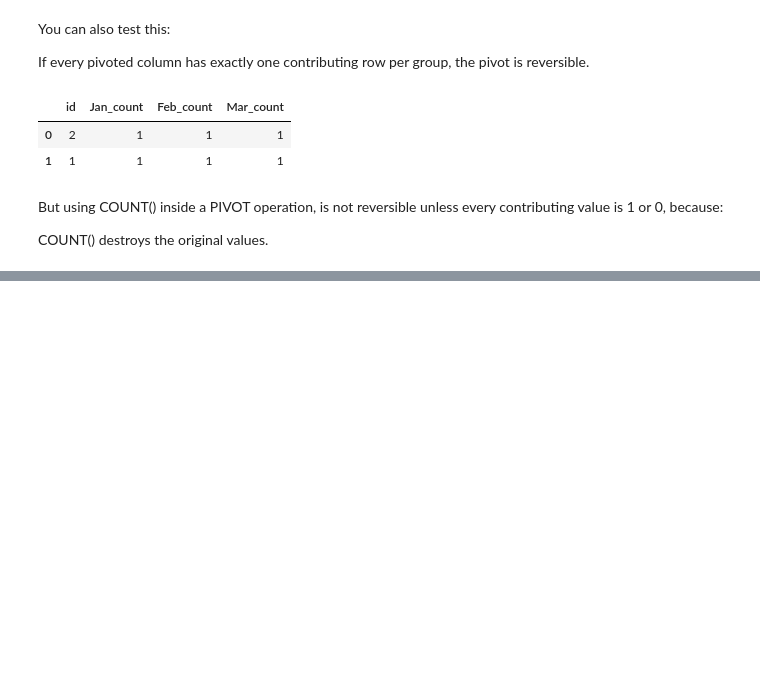
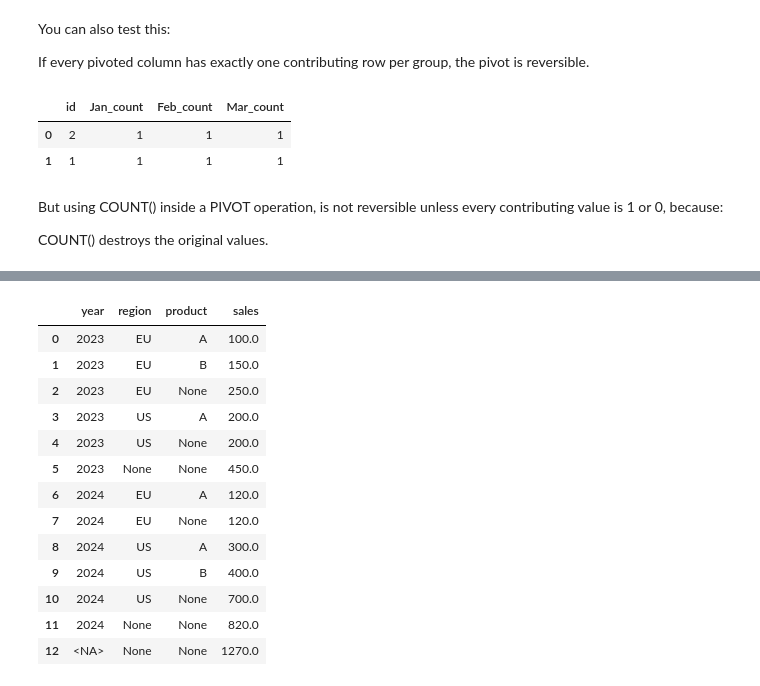
Before and after one commit to leropo00/ml_digital_art, a Jupyter notebook: notebooks/tutorial/tutorial_sql_advanced_concepts.ipynb, the cells around one changed output, grey strips where cells are left out. Cells and saved outputs as stored; diff of their text form; code cells hidden in the pictures; blank space fills up the shorter version.

```diff
--- a/notebooks/tutorial/tutorial_sql_advanced_concepts.ipynb
+++ b/notebooks/tutorial/tutorial_sql_advanced_concepts.ipynb
@@ -533,0 +960,22 @@ COUNT() destroys the original values.
+# %%
+duckdb.sql("""
+    SELECT year, region, product, SUM(sales) AS sales
+    FROM t
+    GROUP BY ROLLUP (year, region, product)
+    ORDER BY year, region, product
+""").df()
+# %% [output]
+|  | year | region | product | sales |
+| 0 | 2023 | EU | A | 100.0 |
+| 1 | 2023 | EU | B | 150.0 |
+| 2 | 2023 | EU | None | 250.0 |
+| 3 | 2023 | US | A | 200.0 |
+| 4 | 2023 | US | None | 200.0 |
+| 5 | 2023 | None | None | 450.0 |
+| 6 | 2024 | EU | A | 120.0 |
+| 7 | 2024 | EU | None | 120.0 |
+| 8 | 2024 | US | A | 300.0 |
+| 9 | 2024 | US | B | 400.0 |
+| 10 | 2024 | US | None | 700.0 |
+| 11 | 2024 | None | None | 820.0 |
+| 12 | <NA> | None | None | 1270.0 |
```
Also changed, not shown: parts of 86 cells of this notebook.
